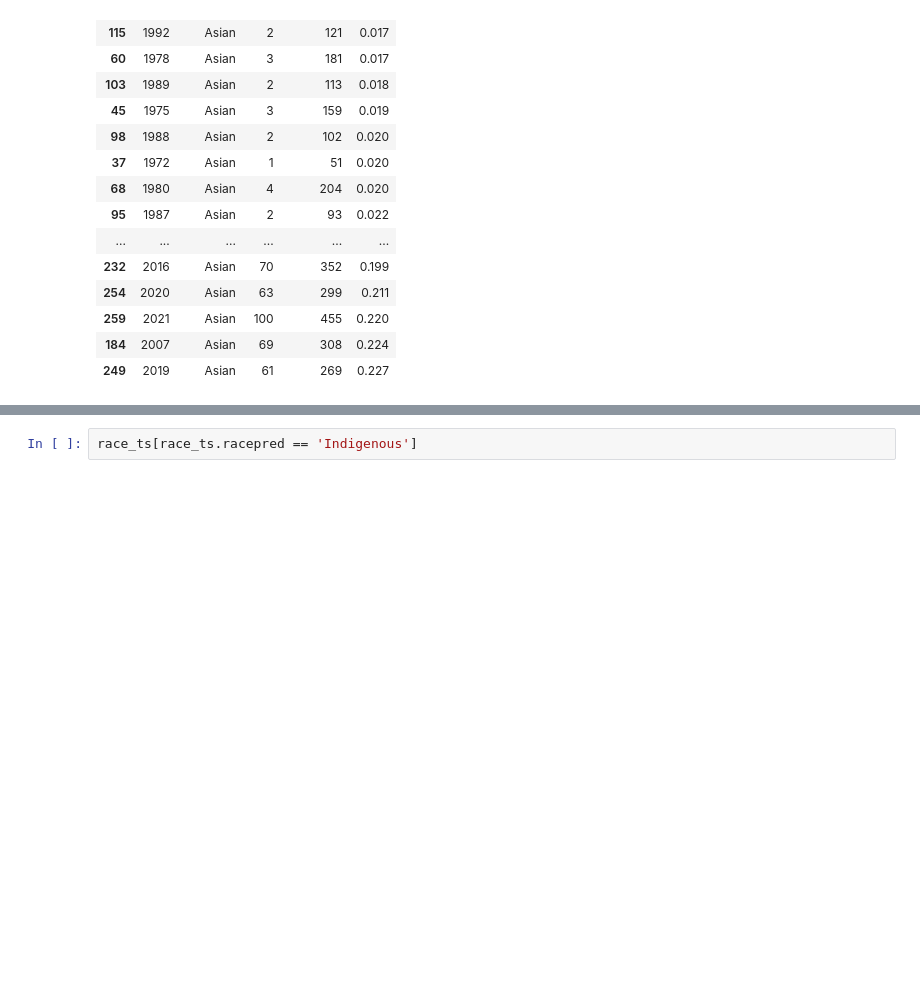
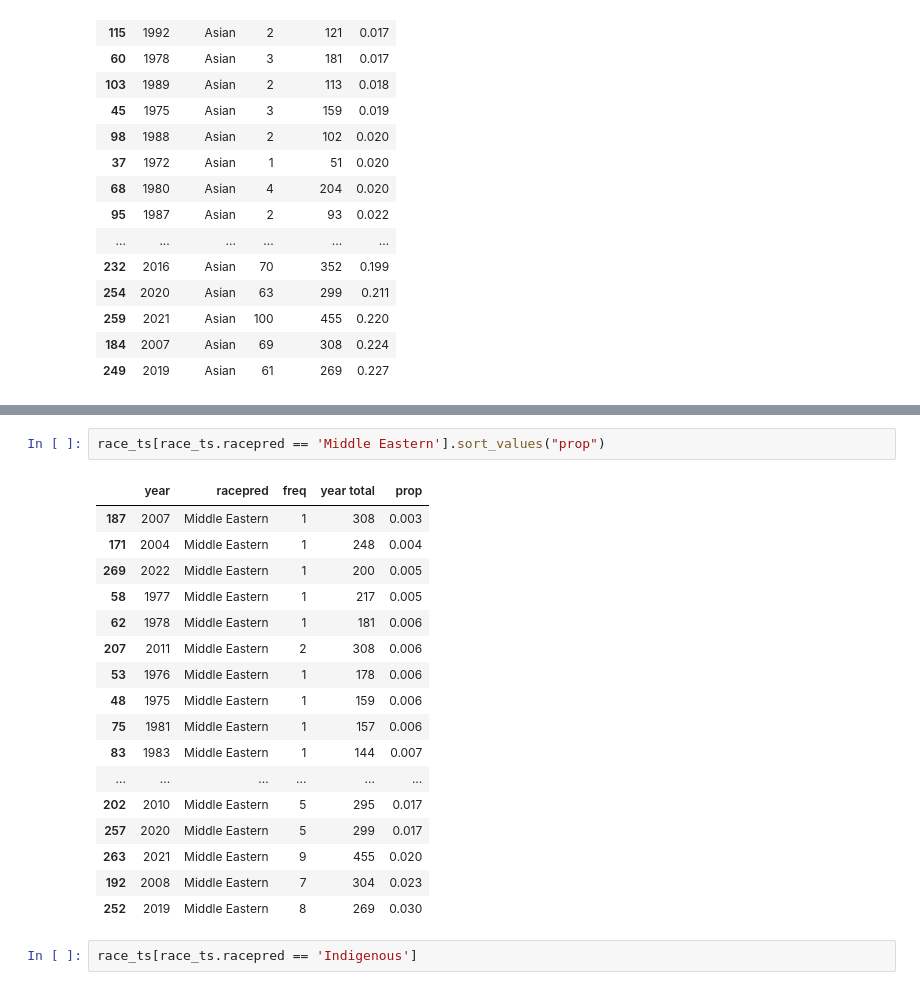
Before and after one commit to hongtaoh/ica_authors, a Jupyter notebook: Analysis_and_Ploting/2022-10-28-Analyze-General-Trends-Race.ipynb, the cells around one changed output, grey strips where cells are left out. Saved outputs shown, nothing was run; the diff lists cells and outputs as text; blank space fills up the shorter version.

```diff
--- a/Analysis_and_Ploting/2022-10-28-Analyze-General-Trends-Race.ipynb
+++ b/Analysis_and_Ploting/2022-10-28-Analyze-General-Trends-Race.ipynb
@@ -500,3 +540,23 @@ race_ts[race_ts.racepred == 'Hispanic'].sort_values("prop")
+# %%
+race_ts[race_ts.racepred == 'Middle Eastern'].sort_values("prop")
+# %% [output]
+|  | year | racepred | freq | year total | prop |
+| 187 | 2007 | Middle Eastern | 1 | 308 | 0.003 |
+| 171 | 2004 | Middle Eastern | 1 | 248 | 0.004 |
+| 269 | 2022 | Middle Eastern | 1 | 200 | 0.005 |
+| 58 | 1977 | Middle Eastern | 1 | 217 | 0.005 |
+| 62 | 1978 | Middle Eastern | 1 | 181 | 0.006 |
+| 207 | 2011 | Middle Eastern | 2 | 308 | 0.006 |
+| 53 | 1976 | Middle Eastern | 1 | 178 | 0.006 |
+| 48 | 1975 | Middle Eastern | 1 | 159 | 0.006 |
+| 75 | 1981 | Middle Eastern | 1 | 157 | 0.006 |
+| 83 | 1983 | Middle Eastern | 1 | 144 | 0.007 |
+| ... | ... | ... | ... | ... | ... |
+| 202 | 2010 | Middle Eastern | 5 | 295 | 0.017 |
+| 257 | 2020 | Middle Eastern | 5 | 299 | 0.017 |
+| 263 | 2021 | Middle Eastern | 9 | 455 | 0.020 |
+| 192 | 2008 | Middle Eastern | 7 | 304 | 0.023 |
+| 252 | 2019 | Middle Eastern | 8 | 269 | 0.030 |
 # %%
 race_ts[race_ts.racepred == 'Indigenous']
 # %% [output]
```
Also changed, not shown: parts of 3 cells of this notebook, 3 other files.
